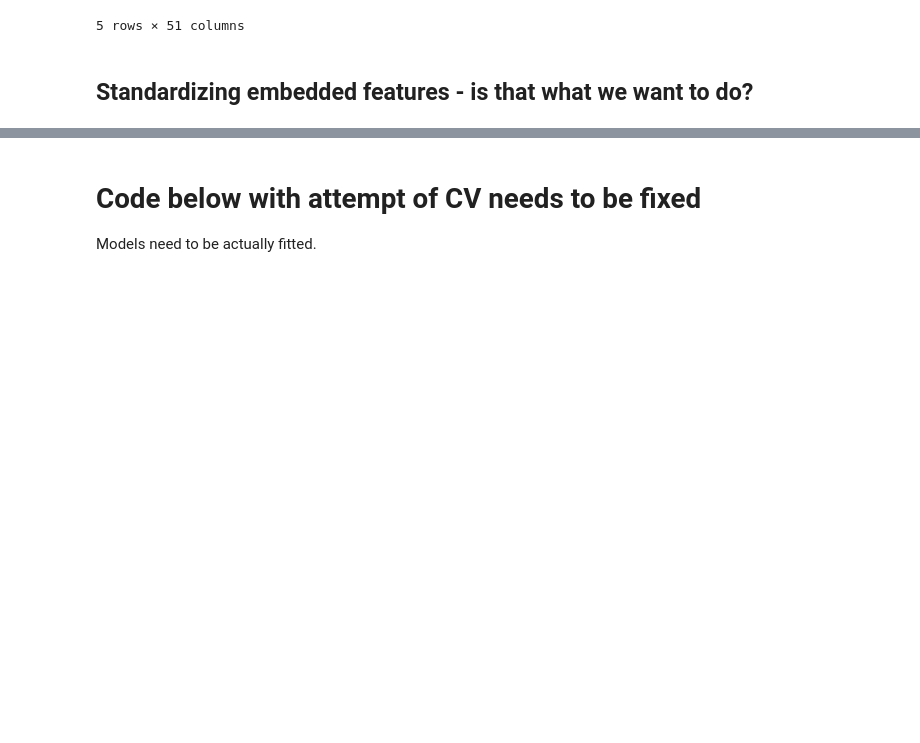
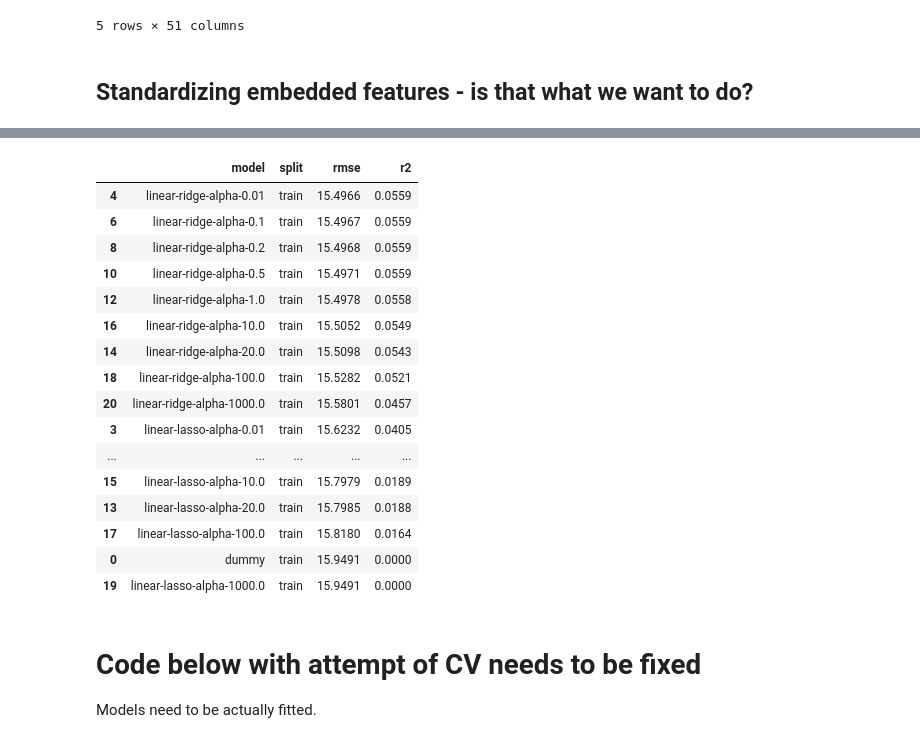
Before and after one commit to sigridbom/datascience_exam, a Jupyter notebook: notebooks/3_building_models.ipynb, the cells around one changed output, grey strips where cells are left out. Drawn from its saved outputs; the diff is of its cells as text; code cells hidden in the pictures; blank space fills up the shorter version.

```diff
--- a/notebooks/3_building_models.ipynb
+++ b/notebooks/3_building_models.ipynb
@@ -204,3 +286,23 @@ performances.append({'model': 'linear-full-scaled',
+# %%
+perf_df[perf_df['split']=='train'].sort_values(by='rmse', ascending=True)
+# %% [output]
+|  | model | split | rmse | r2 |
+| 4 | linear-ridge-alpha-0.01 | train | 15.4966 | 0.0559 |
+| 6 | linear-ridge-alpha-0.1 | train | 15.4967 | 0.0559 |
+| 8 | linear-ridge-alpha-0.2 | train | 15.4968 | 0.0559 |
+| 10 | linear-ridge-alpha-0.5 | train | 15.4971 | 0.0559 |
+| 12 | linear-ridge-alpha-1.0 | train | 15.4978 | 0.0558 |
+| 16 | linear-ridge-alpha-10.0 | train | 15.5052 | 0.0549 |
+| 14 | linear-ridge-alpha-20.0 | train | 15.5098 | 0.0543 |
+| 18 | linear-ridge-alpha-100.0 | train | 15.5282 | 0.0521 |
+| 20 | linear-ridge-alpha-1000.0 | train | 15.5801 | 0.0457 |
+| 3 | linear-lasso-alpha-0.01 | train | 15.6232 | 0.0405 |
+| ... | ... | ... | ... | ... |
+| 15 | linear-lasso-alpha-10.0 | train | 15.7979 | 0.0189 |
+| 13 | linear-lasso-alpha-20.0 | train | 15.7985 | 0.0188 |
+| 17 | linear-lasso-alpha-100.0 | train | 15.8180 | 0.0164 |
+| 0 | dummy | train | 15.9491 | 0.0000 |
+| 19 | linear-lasso-alpha-1000.0 | train | 15.9491 | 0.0000 |
 # %% [markdown]
 # Code below with attempt of CV needs to be fixed
 Models need to be actually fitted.
```
Also changed, not shown: parts of 23 cells of this notebook, 1 other file.
